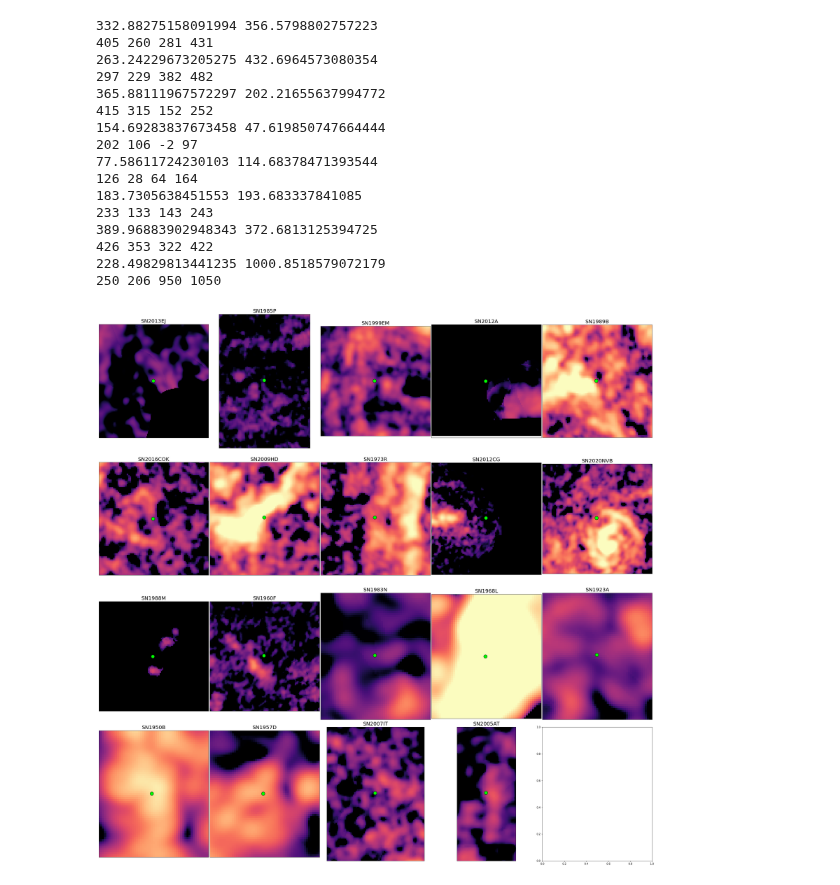
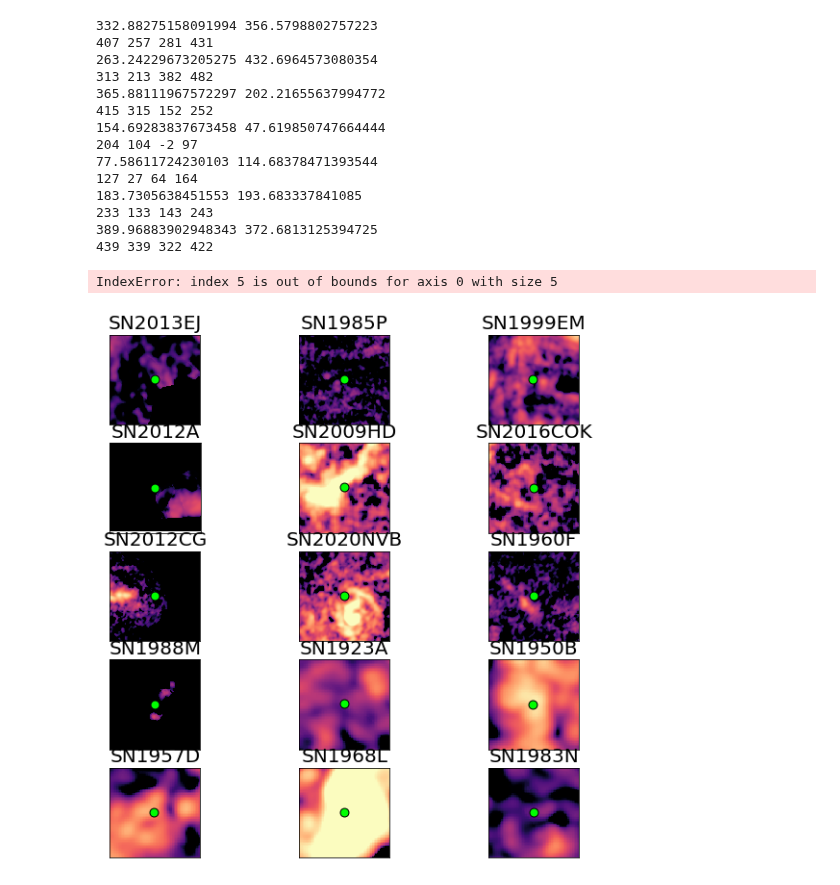
Before and after one commit to NessMayker/SNeCO, a Jupyter notebook: Code/3.3d_90pc_Zooms.ipynb, the cells around one changed output. Cells and saved outputs as stored; diff of their text form; code cells hidden in the pictures.

Commit message:
added 90pc zooms

```diff
--- a/Code/3.3d_90pc_Zooms.ipynb
+++ b/Code/3.3d_90pc_Zooms.ipynb
@@ -123,5 +174,7 @@ def getPlotStuff(gal, image, error, names, types, ras, decs):
 # %%
 # set up 90pc plots, wcs information, and make sigma maps for contours.
 
-plots, sigma, wcss, hdus, beamsizes, plotAspect, ppb, corner, SNnames, SNtypes, SNras, SNdecs, SNgals = getPlotStuff(gals, images, err, name, types, ras, decs)
+plots90, sigma90, wcss90, hdus90, beamsizes90, plotAspect90, ppb90, corner90, SNnames, SNtypes, SNras, SNdecs, SNgals, cdelts, samDists, isDetection = getPlotStuff(gals, images90, err90, name, types, ras, decs, dists, SNR150)
+
+print(SNnames)
 # %% [output]
@@ -182,12 +216,12 @@ current_cmap.set_bad("black")
 
 import math
 i,j,m=0,0,0
-PLOTS_PER_ROW = 3
-fig, axs = plt.subplots(math.ceil(len(plots)/PLOTS_PER_ROW),PLOTS_PER_ROW, figsize=(20, 30))
-for plot in plots:
-    draw_circle = plt.Circle((corner[m], corner[m]),ppb[m], fill = True, color = 'white')
+PLOTS_PER_ROW = 2
+fig, axs = plt.subplots(math.ceil(len(plots90)/PLOTS_PER_ROW),PLOTS_PER_ROW, figsize=(10, 10))
+for plot in plots90:
+    draw_circle = plt.Circle((corner90[m], corner90[m]),ppb90[m], fill = True, color = 'white')
 
-    xArr, yArr = wcss[m].wcs_world2pix(SNras[m],SNdecs[m],0)
+    xArr, yArr = wcss90[m].wcs_world2pix(SNras[m],SNdecs[m],0)
     logplot = np.log10(plot)
     axs[i][j].imshow(logplot, cmap=current_cmap, aspect="equal", origin = "lower", interpolation = "nearest", vmin = -0.5, vmax = 2.0, zorder = 0)
     axs[i][j].set_title(SNgals[m].upper(), fontsize=20)
@@ -197,7 +231,7 @@ for plot in plots:
     for n in range(len(SNdecs[m])):
         axs[i][j].scatter(xArr[n], yArr[n], color = "black", marker = markerShapes[n], s = markerEdges[n], zorder=2)
         axs[i][j].scatter(xArr[n], yArr[n], color = "lime", marker = markerShapes[n], s = markerSizes[n], edgecolor="black", label = legendLabels[m][n], zorder = 2)
-    axs[i][j].contour(sigma[m], [3], colors = ["white"], linestyles = ("-"), zorder = 1)
+    axs[i][j].contour(sigma90[m], [3], colors = ["white"], linestyles = ("-"), zorder = 1)
     axs[i][j].legend(loc="best", fontsize=14, handletextpad=0.007)
 
     j+=1
@@ -215,25 +249,26 @@ print()
 # %%
 
-halfBox = 0.00416667 # 15' in degrees
+halfBox = 0.00416667 # 15'' in degrees
+numSNe = 14
 m,n,p =0,0,0 # plot counters for total number, rows, columns
-PLOTS_PER_ROW = 5
-numSNe = 19
-fig, axs = plt.subplots(math.ceil(numSNe/PLOTS_PER_ROW),PLOTS_PER_ROW, figsize=(30, 30))
+PLOTS_PER_ROW = 3
+fig, axs = plt.subplots(math.ceil(numSNe/PLOTS_PER_ROW),PLOTS_PER_ROW, figsize=(10, 10))
 
+#for i in range(0,numSNe): # counter to count total plots
 for j in range(len(SNgals)): # counter to count galaxy maps
     if  len(SNras[j]) > 1:
         for k in range(len(SNras[j])): # counter to count number of SN in each galaxy
 
-            SNraStart  = SNras[j][k]  -  halfBox
-            SNraEnd    = SNras[j][k]  +  halfBox
+            SNraStart  = SNras[j][k]  -  halfBox / np.cos(SNdecs[j][k] * np.pi/180)
+            SNraEnd    = SNras[j][k]  +  halfBox / np.cos(SNdecs[j][k] * np.pi/180)
             SNdecStart = SNdecs[j][k] -  halfBox
             SNdecEnd   = SNdecs[j][k] +  halfBox
 
-            xVal, yVal     = wcss[j].wcs_world2pix(SNras[j][k],SNdecs[j][k],0)
-            xStart, yStart = wcss[j].wcs_world2pix(SNraStart, SNdecStart,0)
-            xEnd, yEnd     = wcss[j].wcs_world2pix(SNraEnd, SNdecEnd,0)
+            xVal, yVal     = wcss90[j].wcs_world2pix(SNras[j][k],SNdecs[j][k],0)
+            xStart, yStart = wcss90[j].wcs_world2pix(SNraStart, SNdecStart,0)
+            xEnd, yEnd     = wcss90[j].wcs_world2pix(SNraEnd, SNdecEnd,0)
             xStart, xEnd, yStart, yEnd = int(xStart), int(xEnd), int(yStart), int(yEnd)
-            plot = plots[j]#[xStart:xEnd][yStart:yEnd]
+            plot = plots90[j]#[xStart:xEnd][yStart:yEnd]
             logplot = np.log10(plot)
 
             axs[m][n].imshow(logplot, cmap=current_cmap, aspect="equal", origin = "lower", interpolation = "nearest", vmin = -0.5, vmax = 2.0, zorder = 0)
@@ -242,8 +277,8 @@ for j in range(len(SNgals)): # counter to count galaxy maps
             axs[m][n].set_title(SNnames[j][k].upper(), fontsize=20)
             axs[m][n].set_xticks([])
             axs[m][n].set_yticks([])
-            axs[m][n].scatter(xVal, yVal, color = "black", marker = "o", s = 160, zorder=2)
-            axs[m][n].scatter(xVal, yVal, color = "lime", marker = "o", s = 180, edgecolor="black",zorder = 2)
+            axs[m][n].scatter(xVal, yVal, color = "black", marker = "o", s = 60, zorder=2)
+            axs[m][n].scatter(xVal, yVal, color = "lime", marker = "o", s = 80, edgecolor="black",zorder = 2)
 
             n+=1
             if n%PLOTS_PER_ROW==0:
@@ -251,54 +286,53 @@ for j in range(len(SNgals)): # counter to count galaxy maps
                 n=0
             p +=1
     else:
-        SNraStart  = SNras[j][0]  -  halfBox
-        SNraEnd    = SNras[j][0]  +  halfBox
+        SNraStart  = SNras[j][0]  -  halfBox / np.cos(SNdecs[j][0] * np.pi/180)
+        SNraEnd    = SNras[j][0]  +  halfBox / np.cos(SNdecs[j][0] * np.pi/180)
         SNdecStart = SNdecs[j][0] -  halfBox
         SNdecEnd   = SNdecs[j][0] +  halfBox
 
-        xVal, yVal     = wcss[j].wcs_world2pix(SNras[j][0],SNdecs[j][0],0)
+        xVal, yVal     = wcss90[j].wcs_world2pix(SNras[j][0],SNdecs[j][0],0)
         (print(xVal,yVal))
-        xStart, yStart = wcss[j].wcs_world2pix(SNraStart, SNdecStart,0)
-        xEnd, yEnd     = wcss[j].wcs_world2pix(SNraEnd, SNdecEnd,0)
+        xStart, yStart = wcss90[j].wcs_world2pix(SNraStart, SNdecStart,0)
+        xEnd, yEnd     = wcss90[j].wcs_world2pix(SNraEnd, SNdecEnd,0)
         xStart, xEnd, yStart, yEnd = int(xStart), int(xEnd), int(yStart), int(yEnd)
         print(xStart, xEnd, yStart, yEnd)
-        plot = plots[j]#[xStart:xEnd][yStart:yEnd]
+        plot = plots90[j]#[xStart:xEnd][yStart:yEnd]
         logplot = np.log10(plot)
 
         axs[m][n].imshow(logplot, cmap=current_cmap, aspect="equal", origin = "lower", interpolation = "nearest", vmin = -0.5, vmax = 2.0, zorder = 0)
         axs[m][n].set_ylim(yStart,yEnd)
         axs[m][n].set_xlim(xStart,xEnd)
 
         axs[m][n].set_title(SNnames[j][0].upper(), fontsize=20)
         axs[m][n].set_xticks([])
         axs[m][n].set_yticks([])
-        axs[m][n].scatter(xVal, yVal, color = "black", marker ="o", s = 160, zorder=2)
-        axs[m][n].scatter(xVal, yVal, color = "lime", marker = "o", s = 180, edgecolor="black",zorder = 2)
+        axs[m][n].scatter(xVal, yVal, color = "black", marker ="o", s = 60, zorder=2)
+        axs[m][n].scatter(xVal, yVal, color = "lime", marker = "o", s = 80, edgecolor="black",zorder = 2)
 
         n+=1
         if n%PLOTS_PER_ROW==0:
             m+=1
             n=0
         p +=1
 
 plt.tight_layout(pad=0.1, w_pad=0.1, h_pad=0.1)
 plt.show()
-fig.savefig("../Figures/Zooms_90pc.pdf", dpi=300)
+fig.savefig("../Figures/Zooms_90pc.png", dpi=300)
 # %% [output]
 332.88275158091994 356.5798802757223
-405 260 281 431
+407 257 281 431
 263.24229673205275 432.6964573080354
-297 229 382 482
+313 213 382 482
 365.88111967572297 202.21655637994772
 415 315 152 252
 154.69283837673458 47.619850747664444
-202 106 -2 97
+204 104 -2 97
 77.58611724230103 114.68378471393544
-126 28 64 164
+127 27 64 164
 183.7305638451553 193.683337841085
 233 133 143 243
 389.96883902948343 372.6813125394725
-426 353 322 422
-228.49829813441235 1000.8518579072179
-250 206 950 1050
+439 339 322 422
+IndexError: index 5 is out of bounds for axis 0 with size 5
-[figure, old version]
+[figure, new version]
```
Also changed, not shown: parts of 9 cells of this notebook, 5 other files.
